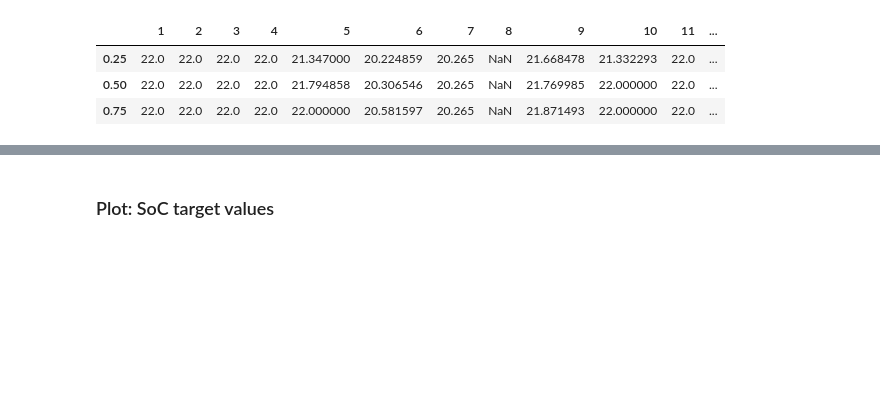
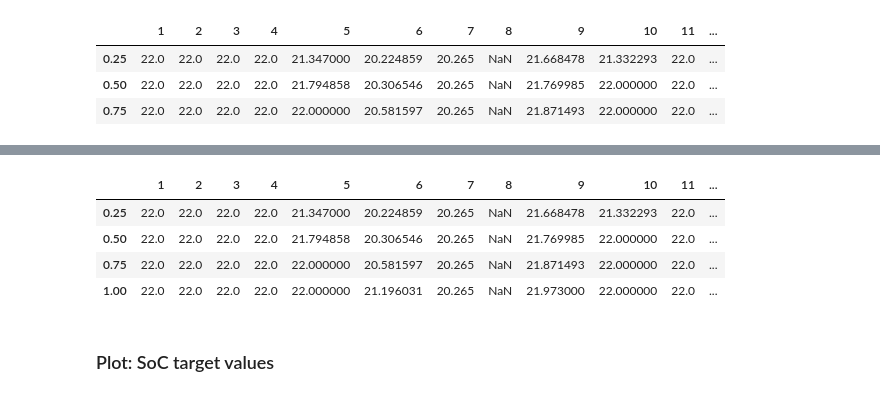
Before and after one commit to lilanger/SHEMS, a Jupyter notebook: single_building/SHEMS_visualization_output_python.ipynb, the cells around one changed output, grey strips where cells are left out. Cells and saved outputs as stored; diff of their text form; code cells hidden in the pictures; blank space fills up the shorter version.

```diff
--- a/single_building/SHEMS_visualization_output_python.ipynb
+++ b/single_building/SHEMS_visualization_output_python.ipynb
@@ -425,3 +443,12 @@ Data_df_max_select_FH_quant
+# %%
+Data_df_max_select_FH_quant = Data_df_max_select_FH.quantile(q=[0.25, 0.5, 0.75, 1], axis=0)
+Data_df_max_select_FH_quant
+# %% [output]
+|  | 1 | 2 | 3 | 4 | 5 | 6 | 7 | 8 | 9 | 10 | 11 | ... |
+| 0.25 | 22.0 | 22.0 | 22.0 | 22.0 | 21.347000 | 20.224859 | 20.265 | NaN | 21.668478 | 21.332293 | 22.0 | ... |
+| 0.50 | 22.0 | 22.0 | 22.0 | 22.0 | 21.794858 | 20.306546 | 20.265 | NaN | 21.769985 | 22.000000 | 22.0 | ... |
+| 0.75 | 22.0 | 22.0 | 22.0 | 22.0 | 22.000000 | 20.581597 | 20.265 | NaN | 21.871493 | 22.000000 | 22.0 | ... |
+| 1.00 | 22.0 | 22.0 | 22.0 | 22.0 | 22.000000 | 21.196031 | 20.265 | NaN | 21.973000 | 22.000000 | 22.0 | ... |
 # %% [markdown]
 ### Plot: SoC target values
 # %%
```
Also changed, not shown: parts of 2 cells of this notebook, 40 other files.
